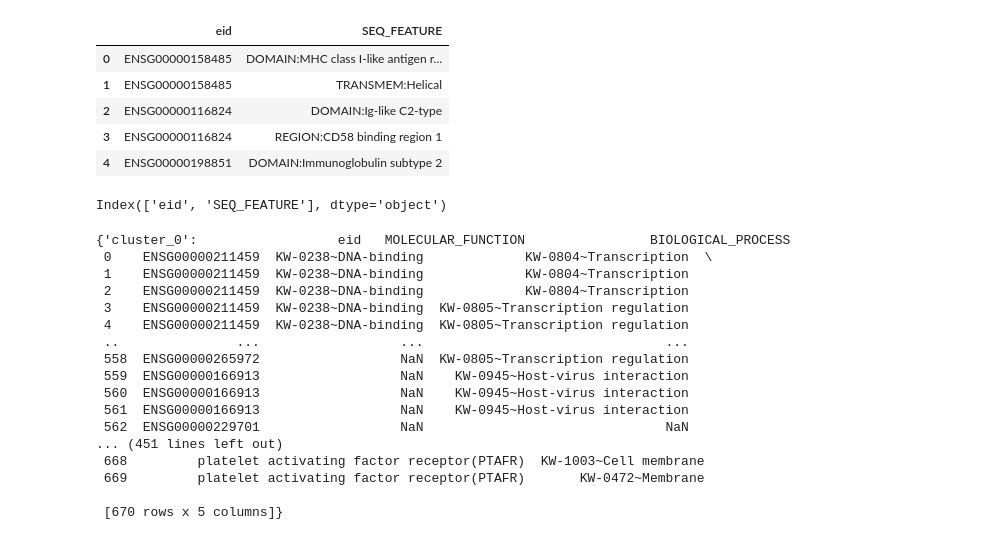
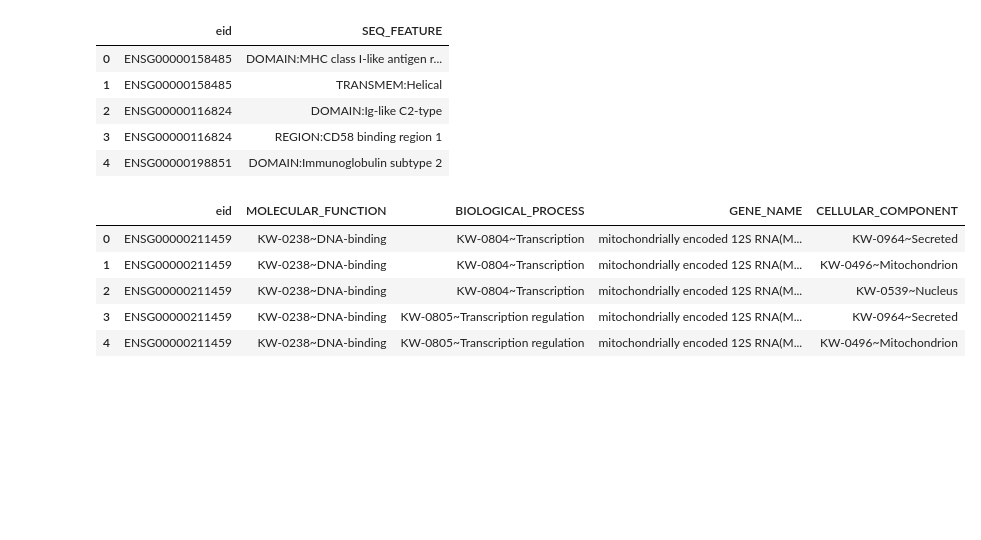
Before and after one commit to bos-lab/ANTIVIRAL-TARGETS, a Jupyter notebook: results/sars-cov-2/post-metagene-data-May12/connect2david.ipynb, the cells around one changed output. Drawn from its saved outputs; the diff is of its cells as text; code cells hidden in the pictures; blank space fills up the shorter version.

```diff
--- a/results/sars-cov-2/post-metagene-data-May12/connect2david.ipynb
+++ b/results/sars-cov-2/post-metagene-data-May12/connect2david.ipynb
@@ -60,44 +54,29 @@ eid2seq_feat.head()
 | 2 | ENSG00000116824 | DOMAIN:Ig-like C2-type |
 | 3 | ENSG00000116824 | REGION:CD58 binding region 1 |
 | 4 | ENSG00000198851 | DOMAIN:Immunoglobulin subtype 2 |
-# %%
-eid2seq_feat.columns
-# %% [output]
-Index(['eid', 'SEQ_FEATURE'], dtype='object')
 # %%
 def create_knowledgebase(david_list, ecg_dfs):
     """Join metadata to different cluster of genes"""
     out_dfs = {}
     for cl in ecg_dfs.columns:
         df = pd.DataFrame(ecg_dfs[cl])
         df.columns = ["eid"]
         for ddf in david_list:
             df = df.merge(ddf, how="left", left_on='eid', right_on='eid')
         df.drop_duplicates().to_csv(cl + "_metadata.tsv", sep="\t", index=False)
         out_dfs[cl] = df
     return out_dfs
 
 
 mdfs = create_knowledgebase([gene2molfun, gene2bio, eid2gene_name,eid2cell_func],top100_cluster)
-mdfs
+mdfs['cluster_0'].head()
 # %% [output]
-{'cluster_0':                  eid   MOLECULAR_FUNCTION                BIOLOGICAL_PROCESS
- 0    ENSG00000211459  KW-0238~DNA-binding             KW-0804~Transcription  \
- 1    ENSG00000211459  KW-0238~DNA-binding             KW-0804~Transcription
- 2    ENSG00000211459  KW-0238~DNA-binding             KW-0804~Transcription
- 3    ENSG00000211459  KW-0238~DNA-binding  KW-0805~Transcription regulation
- 4    ENSG00000211459  KW-0238~DNA-binding  KW-0805~Transcription regulation
- ..               ...                  ...                               ...
- 558  ENSG00000265972                  NaN  KW-0805~Transcription regulation
- 559  ENSG00000166913                  NaN    KW-0945~Host-virus interaction
- 560  ENSG00000166913                  NaN    KW-0945~Host-virus interaction
- 561  ENSG00000166913                  NaN    KW-0945~Host-virus interaction
- 562  ENSG00000229701                  NaN                               NaN
-... (451 lines left out)
- 668         platelet activating factor receptor(PTAFR)  KW-1003~Cell membrane
- 669         platelet activating factor receptor(PTAFR)       KW-0472~Membrane
-
- [670 rows x 5 columns]}
+|  | eid | MOLECULAR_FUNCTION | BIOLOGICAL_PROCESS | GENE_NAME | CELLULAR_COMPONENT |
+| 0 | ENSG00000211459 | KW-0238~DNA-binding | KW-0804~Transcription | mitochondrially encoded 12S RNA(M... | KW-0964~Secreted |
+| 1 | ENSG00000211459 | KW-0238~DNA-binding | KW-0804~Transcription | mitochondrially encoded 12S RNA(M... | KW-0496~Mitochondrion |
+| 2 | ENSG00000211459 | KW-0238~DNA-binding | KW-0804~Transcription | mitochondrially encoded 12S RNA(M... | KW-0539~Nucleus |
+| 3 | ENSG00000211459 | KW-0238~DNA-binding | KW-0805~Transcription regulation | mitochondrially encoded 12S RNA(M... | KW-0964~Secreted |
+| 4 | ENSG00000211459 | KW-0238~DNA-binding | KW-0805~Transcription regulation | mitochondrially encoded 12S RNA(M... | KW-0496~Mitochondrion |
 # %%
 mdfs['cluster_0'][['eid', 'MOLECULAR_FUNCTION']].drop_duplicates().groupby(['MOLECULAR_FUNCTION']).count().plot(kind="bar", title="cluster_0", ylabel="MOL. FUNC. COUNT")
 mdfs['cluster_0'][['eid', 'BIOLOGICAL_PROCESS']].drop_duplicates().groupby(['BIOLOGICAL_PROCESS']).count().plot(kind="bar", title="cluster_0", ylabel="BIOL. PROC. COUNT")
```
Also changed, not shown: parts of 7 cells of this notebook.
